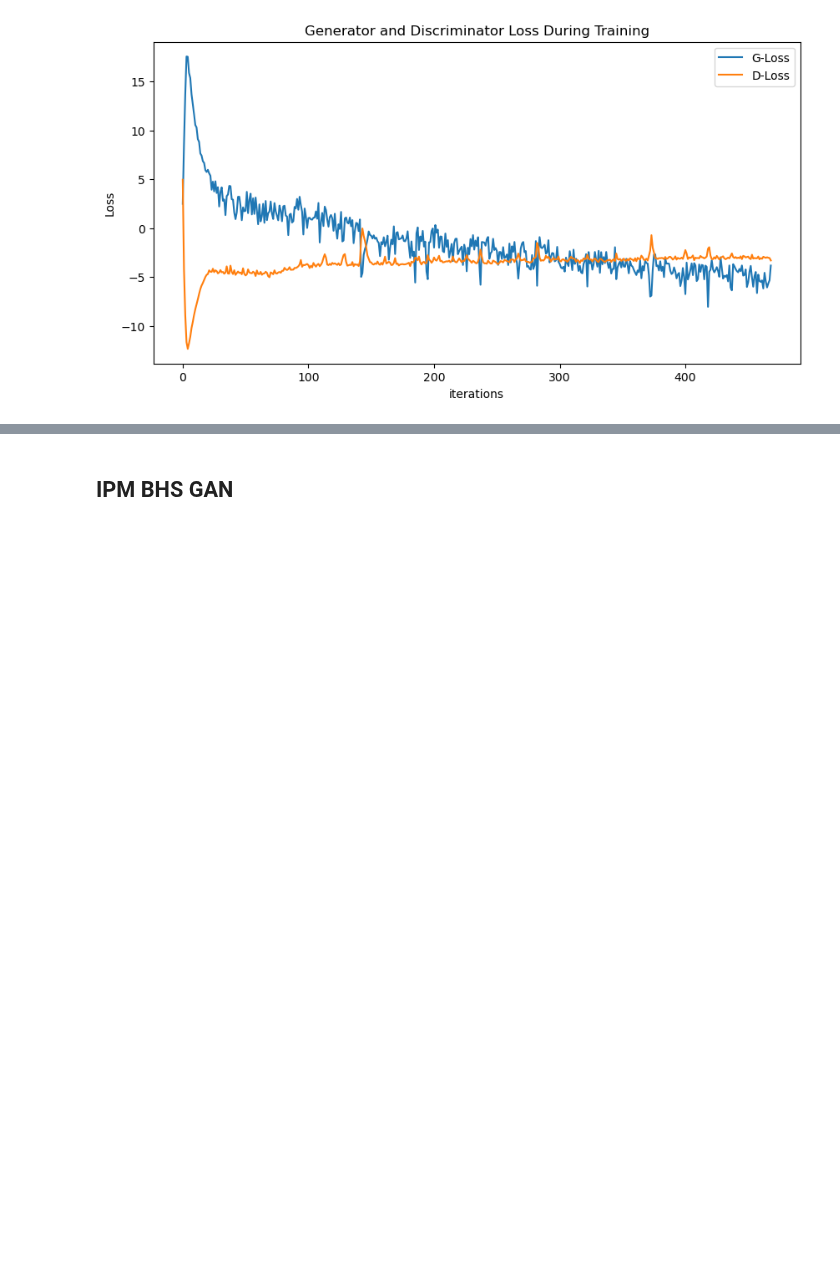
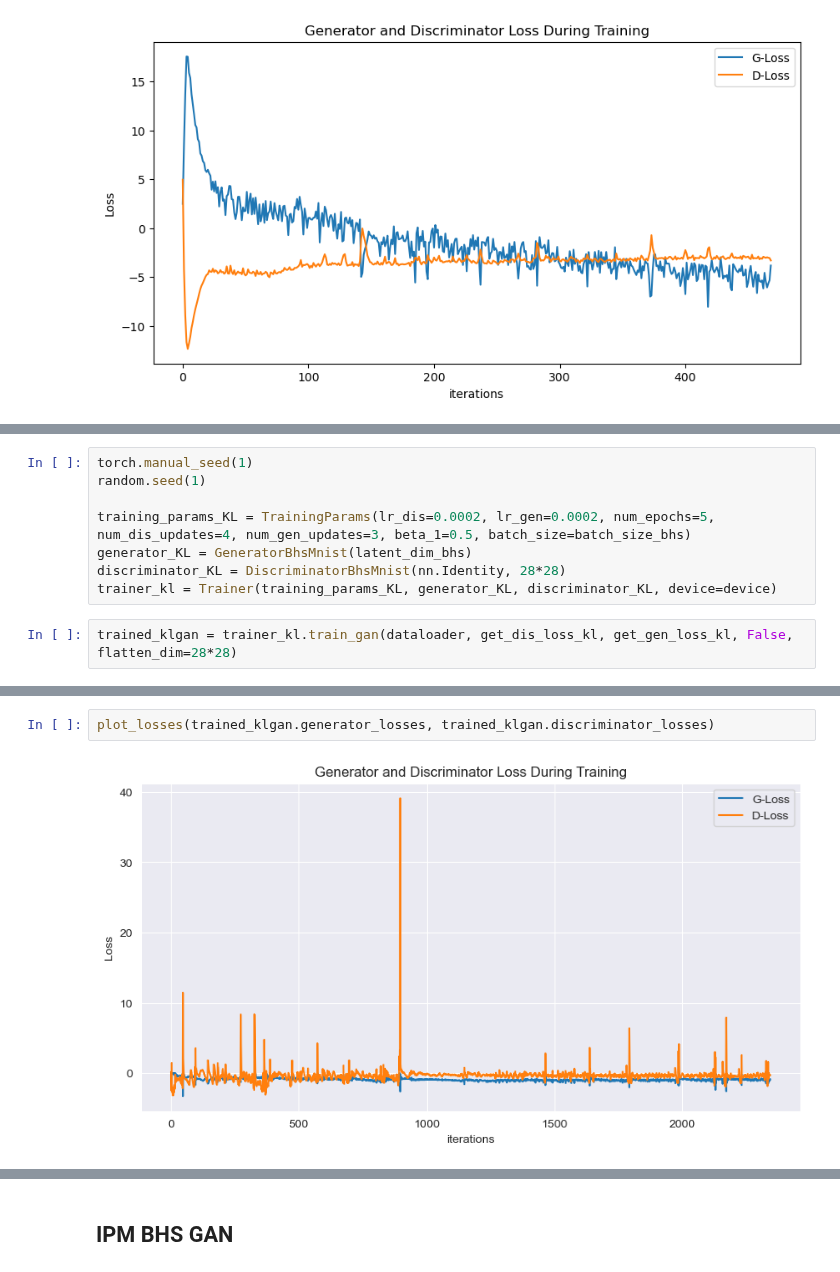
Before and after one commit to AlexF1994/bhsgan, a Jupyter notebook: mnist.ipynb, the cells around one changed output, grey strips where cells are left out. Drawn from its saved outputs; the diff is of its cells as text; blank space fills up the shorter version.

Commit message:
Added different GAN losses

```diff
--- a/mnist.ipynb
+++ b/mnist.ipynb
@@ -148,0 +155,10 @@ plot_losses(trained_bhsgan.generator_losses, trained_bhsgan.discriminator_losses
+# %%
+torch.manual_seed(1)
+random.seed(1)
+
+training_params_KL = TrainingParams(lr_dis=0.0002, lr_gen=0.0002, num_epochs=5, num_dis_updates=4, num_gen_updates=3, beta_1=0.5, batch_size=batch_size_bhs)
+generator_KL = GeneratorBhsMnist(latent_dim_bhs)
+discriminator_KL = DiscriminatorBhsMnist(nn.Identity, 28*28)
+trainer_kl = Trainer(training_params_KL, generator_KL, discriminator_KL, device=device)
+# %%
+trained_klgan = trainer_kl.train_gan(dataloader, get_dis_loss_kl, get_gen_loss_kl, False, flatten_dim=28*28)
@@ -148,0 +183,4 @@ plot_losses(trained_bhsgan.generator_losses, trained_bhsgan.discriminator_losses
+# %%
+plot_losses(trained_klgan.generator_losses, trained_klgan.discriminator_losses)
+# %% [output]
+[figure, added]
```
Also changed, not shown: parts of 27 cells of this notebook, 4 other files.
